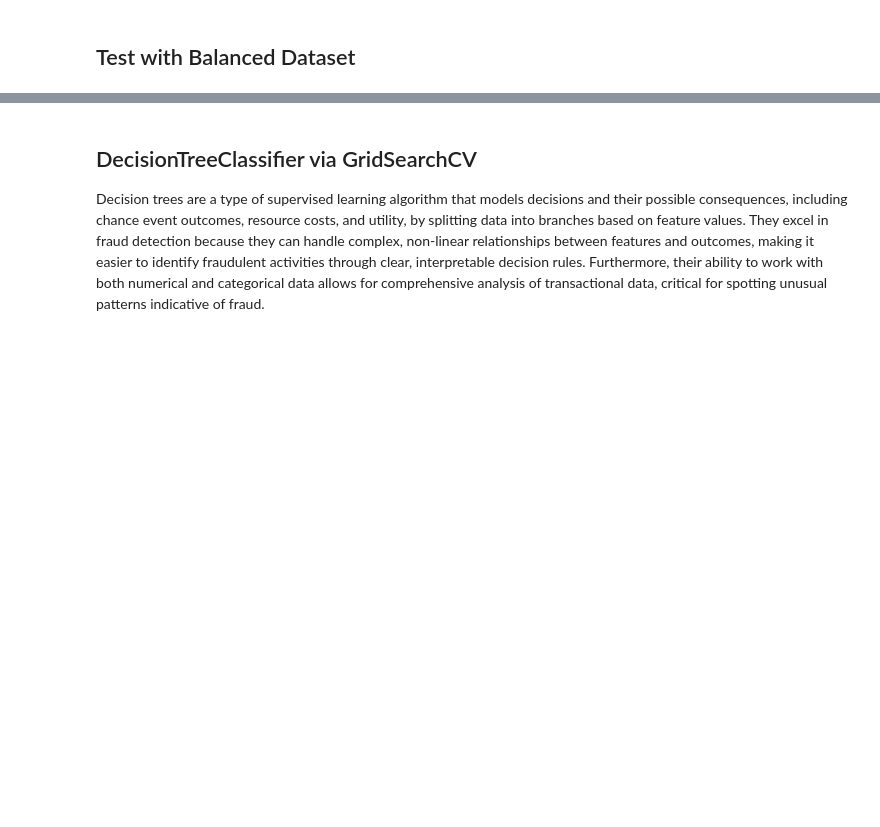
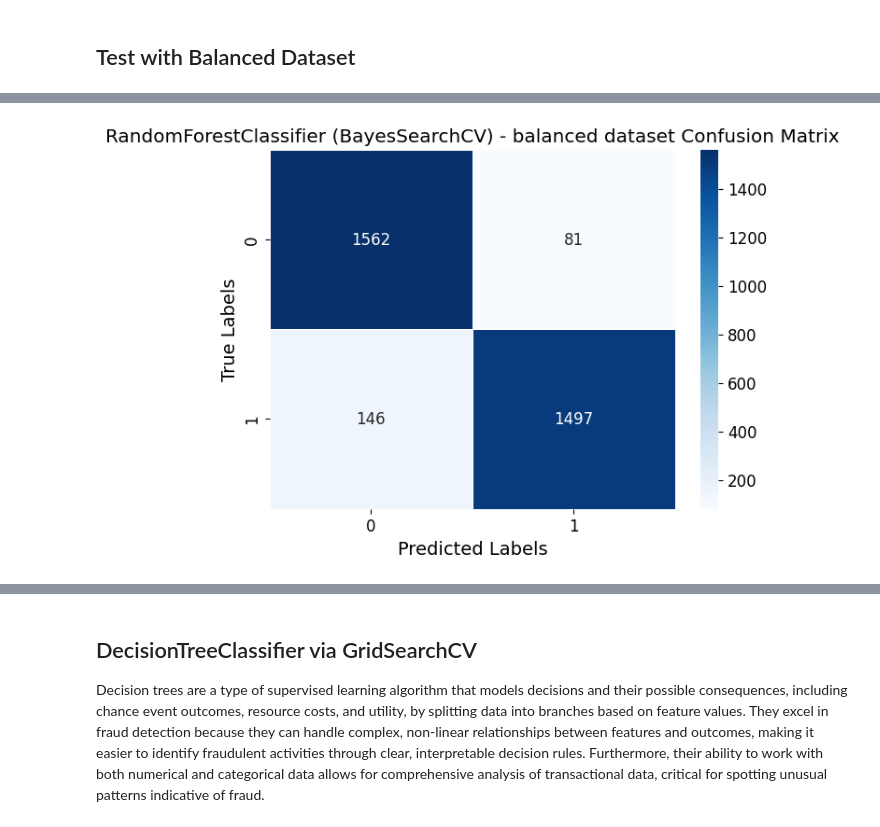
Before and after one commit to jdchen5/machinelearninglabs, a Jupyter notebook: CProject/fraud-withSections-stackedModels-balanced-JC.ipynb, the cells around one changed output, grey strips where cells are left out. Saved outputs shown, nothing was run; the diff lists cells and outputs as text; code cells hidden in the pictures; blank space fills up the shorter version.

```diff
--- a/CProject/fraud-withSections-stackedModels-balanced-JC.ipynb
+++ b/CProject/fraud-withSections-stackedModels-balanced-JC.ipynb
@@ -1224,0 +1281,7 @@ print(model_performance_df)
+# %%
+# Plot the confusion matrix to check the true positive and false positive visa versa for Using BayesSearchCV with RandomForestClassifier
+
+plot_confusion_matrix(y_balanced_test, y_pred_randomforest_bayessearch_balanced, "RandomForestClassifier (BayesSearchCV) - balanced dataset")
+print_timestamp()
+# %% [output]
+[figure, added]
```
Also changed, not shown: parts of 29 cells of this notebook.
